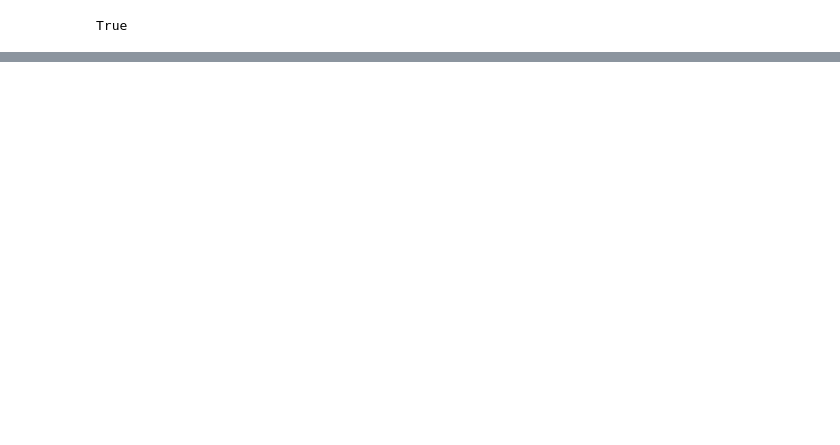
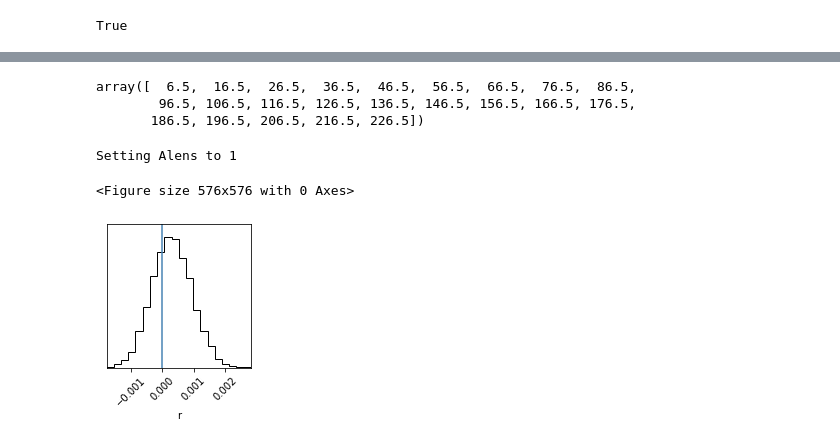
Before and after one commit to antolonappan/s4bird, a Jupyter notebook: Notebooks/z_LB_delensing.ipynb, the cells around one changed output, grey strips where cells are left out. Drawn from its saved outputs; the diff is of its cells as text; code cells hidden in the pictures; blank space fills up the shorter version.

```diff
--- a/Notebooks/z_LB_delensing.ipynb
+++ b/Notebooks/z_LB_delensing.ipynb
@@ -62,0 +60,12 @@ method.lh_lib.sigma_r(0)
+# %%
+method.cov_lib.ell[:23]
+# %% [output]
+array([  6.5,  16.5,  26.5,  36.5,  46.5,  56.5,  66.5,  76.5,  86.5,
+        96.5, 106.5, 116.5, 126.5, 136.5, 146.5, 156.5, 166.5, 176.5,
+       186.5, 196.5, 206.5, 216.5, 226.5])
+# %%
+method.lh_lib.plot_posterior(2)
+# %% [output]
+Setting Alens to 1
+<Figure size 576x576 with 0 Axes>
+[figure, added]
```
Also changed, not shown: parts of 15 cells of this notebook, 5 other files.
